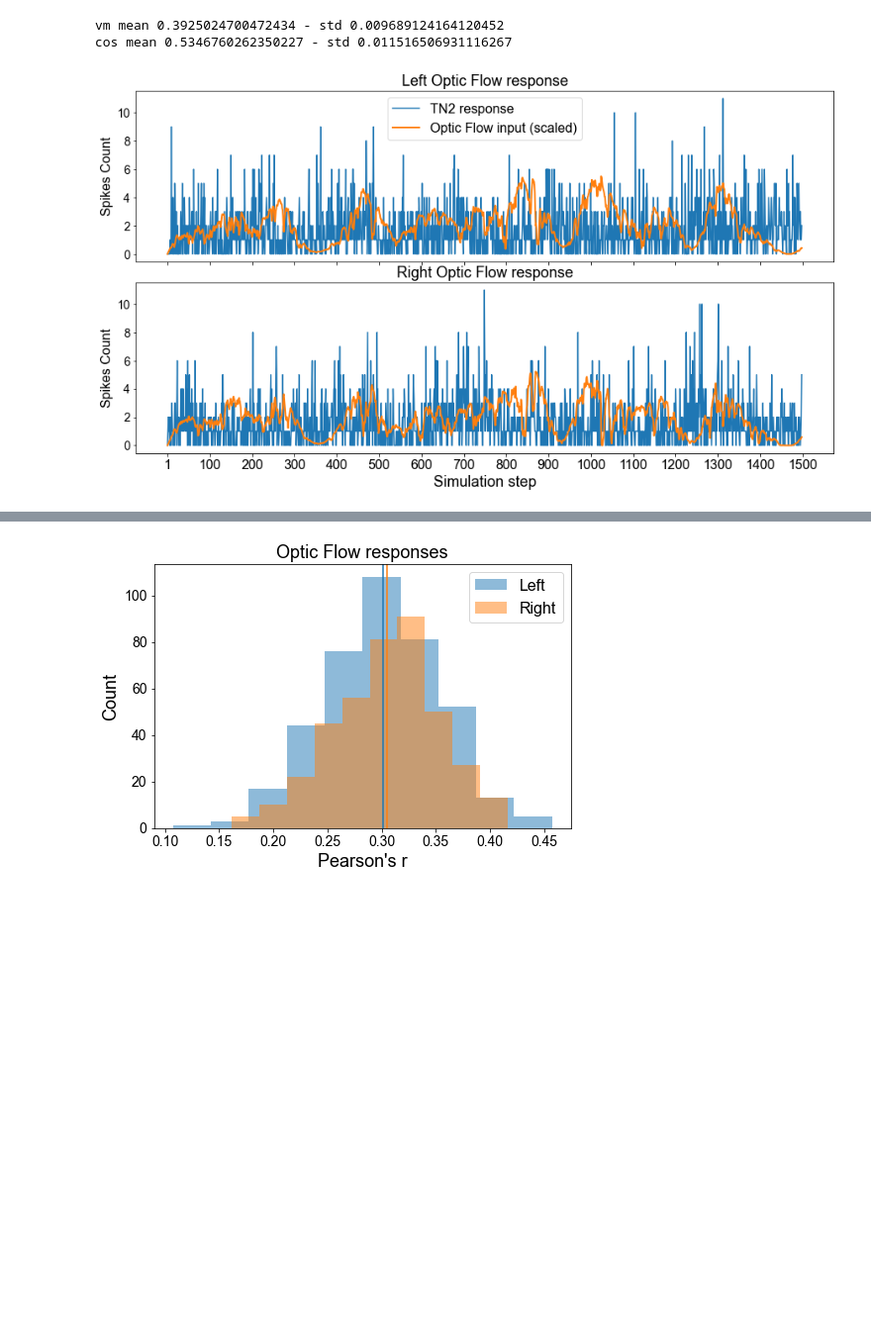
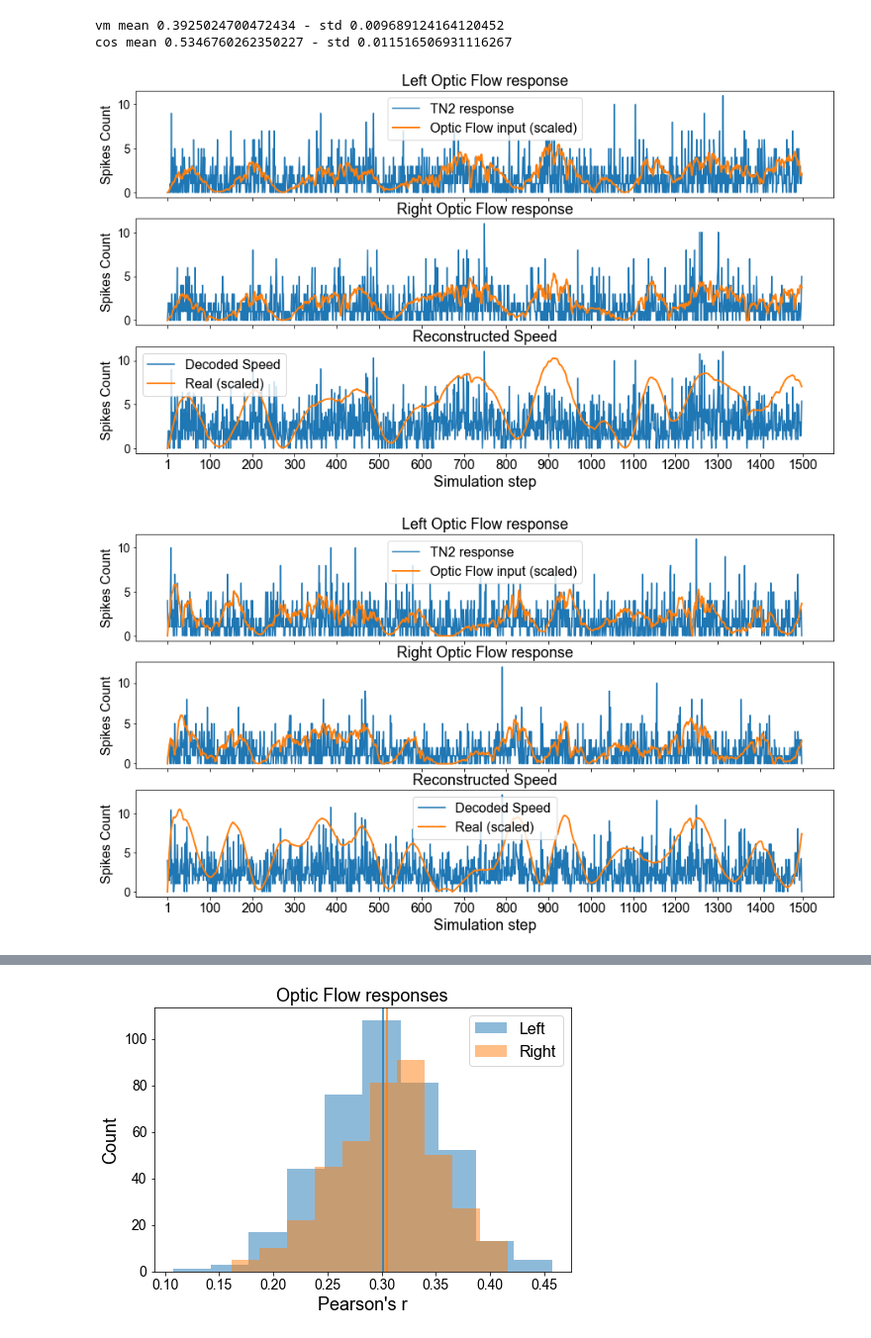
Before and after one commit to filippoferrari/CX_Path_Integration, a Jupyter notebook: notebooks/experiments/vonmises_vs_cosine/analysis.ipynb, the cells around one changed output, grey strips where cells are left out. Shown at 99% size. Drawn from its saved outputs; the diff is of its cells as text; code cells hidden in the pictures; blank space fills up the shorter version.

```diff
--- a/notebooks/experiments/vonmises_vs_cosine/analysis.ipynb
+++ b/notebooks/experiments/vonmises_vs_cosine/analysis.ipynb
@@ -245,28 +245,61 @@ def get_spikes_rates(times, iss, N, T_outbound, time_step):
 # plt.xlim([0,2])
 # plt.show()
 
-fontsize=18
+def plot_optic_flow_responses(velocities, h, v, name='decoded_optic_flow', fontsize=18):
+    fig, ax = plt.subplots(3, figsize=(15,8), sharex=True, gridspec_kw={'hspace': 0.2})
 
-fig, ax = plt.subplots(2, figsize=(15,8), sharex=True, gridspec_kw={'hspace': 0.12})
+    ax[0].plot(velocities[0,:].T, label='TN2 response')
+    # ax[0].plot(scipy.signal.medfilt(velocities[0,:].T, 5), label='TN2 response(smoothed)')
+    ax[0].plot(cx_spiking.inputs.compute_flow(h[:T_outbound],v[:T_outbound], vmin=0, vmax=velocities.max()/2, baseline=0)[:,0],
+               label='Optic Flow input (scaled)', lw = 2)
+    ax[0].set_title('Left Optic Flow response', fontsize=fontsize)
+    ax[0].set_ylabel('Spikes Count', fontsize=fontsize-2)
+    ax[0].legend(fontsize=fontsize-2)
 
-ax[0].plot(velocities[0,:].T, label='TN2 response')
-# ax[0].plot(scipy.signal.medfilt(velocities[0,:].T, 5), label='TN2 response(smoothed)')
-ax[0].plot(cx_spiking.inputs.compute_flow(h[:T_outbound],v[:T_outbound], vmin=0, vmax=velocities.max()/2, baseline=0)[:,0],
-           label='Optic Flow input (scaled)', lw = 2)
-ax[0].set_title('Left Optic Flow response', fontsize=fontsize)
-ax[0].set_ylabel('Spikes Count', fontsize=fontsize-2)
-ax[0].legend(fontsize=fontsize-2)
+    ax[1].plot(velocities[1,:].T, label='TN2 response')
+    # ax[1].plot(scipy.signal.medfilt(velocities[1,:].T, 5), label='TN2 response(smoothed)')
+    ax[1].plot(cx_spiking.inputs.compute_flow(h[:T_outbound],v[:T_outbound], vmin=0, vmax=velocities.max()/2, baseline=0)[:,1],
+               label='Optic flow input (scaled)', lw = 2)
+    ax[1].set_ylabel('Spikes Count', fontsize=fontsize-2)
+    ax[1].set_xticks(np.arange(0, T_outbound+1, 100) + 0.5)
+#     ax[1].set_xticklabels([1,100,200,300,400,500,600,700,800,900,1000,1100,1200,1300,1400,1500], fontsize=fontsize-2)
+#     ax[1].set_xlabel('Simulation step', fontsize=fontsize)
+    ax[1].set_title('Right Optic Flow response', fontsize=fontsize)
 
-ax[1].plot(velocities[1,:].T, label='TN2 response')
-# ax[1].plot(scipy.signal.medfilt(velocities[1,:].T, 5), label='TN2 response(smoothed)')
-ax[1].plot(cx_spiking.inputs.compute_flow(h[:T_outbound],v[:T_outbound], vmin=0, vmax=velocities.max()/2, baseline=0)[:,1],
-           label='Optic flow input (scaled)', lw = 2)
-ax[1].set_ylabel('Spikes Count', fontsize=fontsize-2)
-ax[1].set_xticks(np.arange(0, T_outbound+1, 100) + 0.5)
-ax[1].set_xticklabels([1,100,200,300,400,500,600,700,800,900,1000,1100,1200,1300,1400,1500], fontsize=fontsize-2)
-ax[1].set_xlabel('Simulation step', fontsize=fontsize)
-ax[1].set_title('Right Optic Flow response', fontsize=fontsize)
-plt.savefig(os.path.join(os.environ.get('MSC_PROJECT'), f'notebooks/dissertation_plots/decoded_optic_flow.pdf'), bbox_inches = "tight")
-plt.show()
+    speed = np.linalg.norm(velocities[:,:T_outbound], axis=0)
+    speed2 = np.linalg.norm(v[:T_outbound,:].T, axis=0)
+
+    ax[2].plot(speed, alpha=1, label='Decoded Speed')#, color='tab:red')
+    ax[2].plot(speed2*(speed.max()), lw=2, label='Real (scaled)')#, color='tab:green')
+    ax[2].set_title('Reconstructed Speed', fontsize=fontsize)
+    ax[2].set_ylabel('Spikes Count', fontsize=fontsize-2)
+    ax[2].legend(fontsize=fontsize-2)
+    ax[2].set_xticklabels([1,100,200,300,400,500,600,700,800,900,1000,1100,1200,1300,1400,1500], fontsize=fontsize-2)
+    ax[2].set_xlabel('Simulation step', fontsize=fontsize)
+
+
+    plt.savefig(os.path.join(os.environ.get('MSC_PROJECT'), f'notebooks/dissertation_plots/optic_flow_decoded/{name}.pdf'), bbox_inches = "tight")
+    plt.show()
-# %% [output]
-[figure, removed]
+# %%
+for cpu4_method in [1]:
+    for exp in range(9):
+        with open(os.path.join(routes_path, f'route_{exp}.pickle'), 'rb') as fh:
+            data = pickle.load(fh)
+
+        h = data['h']
+        v = data['v']
+        cx_log = data['cx_log']
+
+        with open(os.path.join(experiments_path, f'exp_{exp}_cpu4_{cpu4_method}.pickle'), 'rb') as fh:
+            data = pickle.load(fh)
+
+        spiking_cx_vm = data['spiking_cx_vm']
+        spiking_cx_cos = data['spiking_cx_cos']
+
+        velocities = get_spikes_rates(spiking_cx_vm['SPM_TN2']['t'], spiking_cx_vm['SPM_TN2']['i'],
+                                   N_TN2, T_outbound, 0.020)
+
+        plot_optic_flow_responses(velocities, h, v, name=exp, fontsize=18)
+# %% [output]
+[figure, added]
+[figure, added]
```
Also changed, not shown: parts of 1 cell of this notebook, 45 other files.
